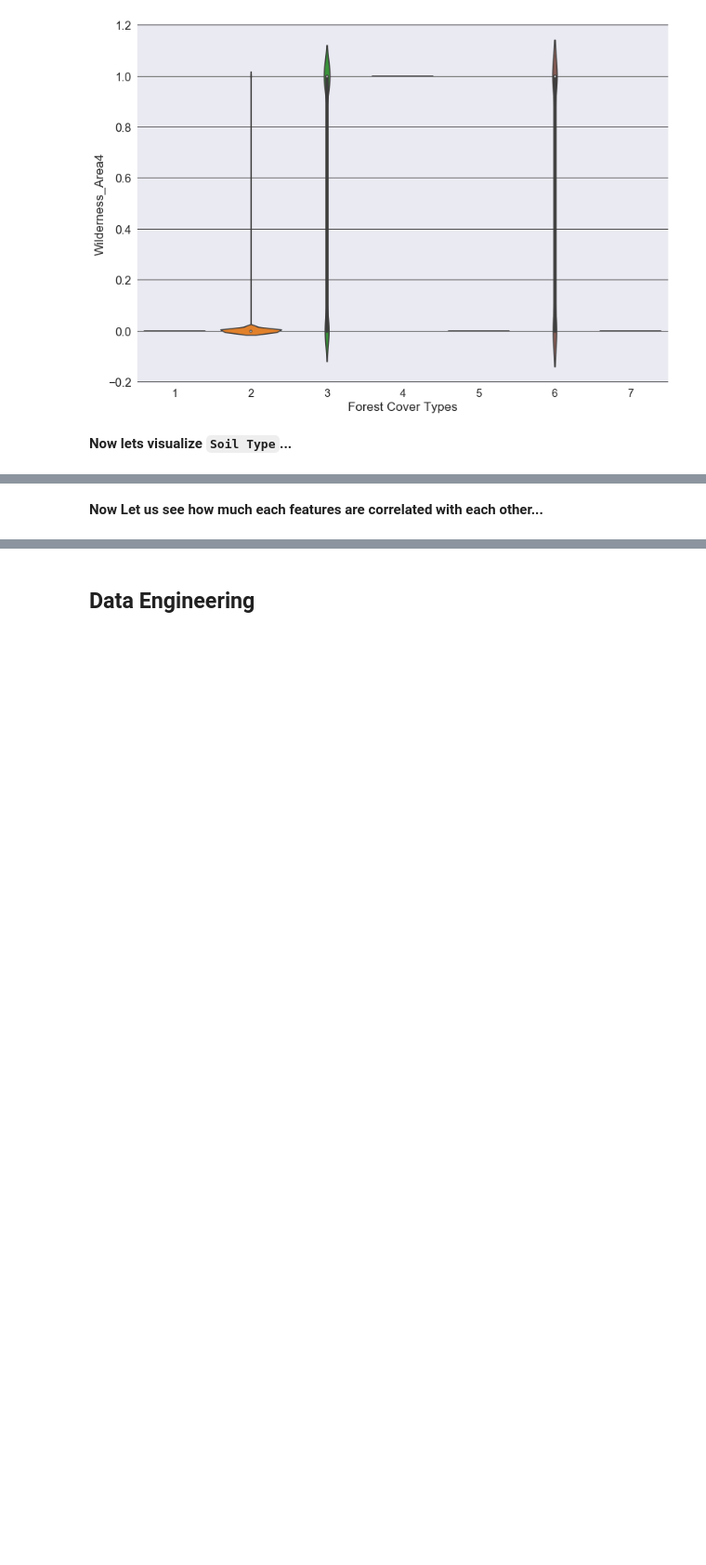
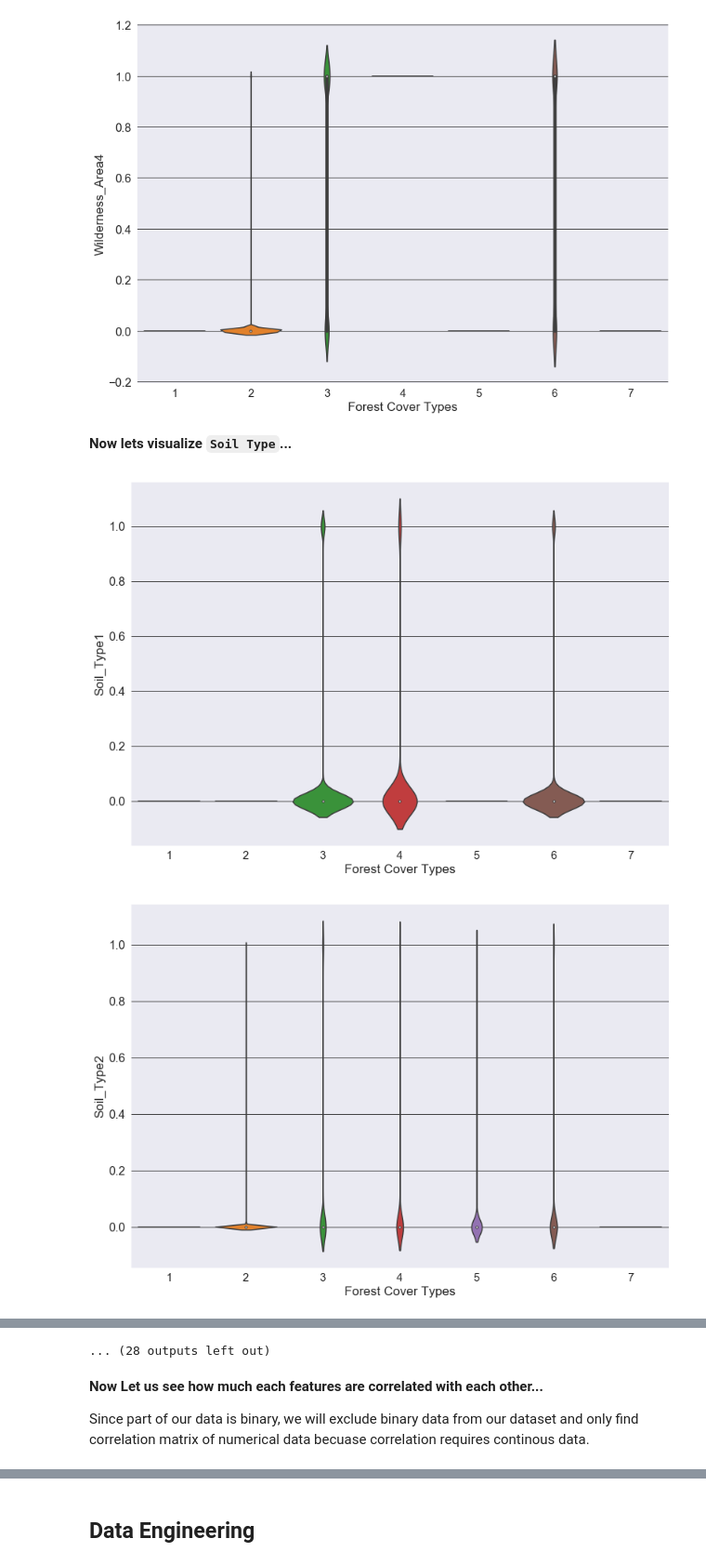
Before and after one commit to JuzerShakir/Forest_Cover-Type, a Jupyter notebook: result.ipynb, the cells around one changed output, grey strips where cells are left out. Shown at 93% size. Saved outputs shown, nothing was run; the diff lists cells and outputs as text; code cells hidden in the pictures; blank space fills up the shorter version.

Commit message:
correlation plots

```diff
--- a/result.ipynb
+++ b/result.ipynb
@@ -725,33 +725,33 @@ for i in range(0, len(features)):
 # plot bg
 sns.set_style("darkgrid", {'grid.color': '.1'})
 
 # setting target variable
 target = data['Cover_Type']
 # features to be compared with target variable
 features = Soil_data.columns
 
 
 # loop for plotting Violin Plot for each features in the data
 for i in range(0, len(features)):
 
     #figure size
     plt.subplots(figsize=(13, 9))
 
     # Plot violin for i feature for every class in target
     sns.violinplot(data=Soil_data, x=target, y = features[i])
 
     # x-axis label size
     plt.xticks(size = 15)
     # y-axis label size
     plt.yticks(size = 16)
 
     # Horizontal axis Label
     plt.xlabel('Forest Cover Types', size = 17)
     # Vertical axis Label
     plt.ylabel(features[i], size = 17)
 
-    # removing the top and right axes spines, which are not needed
-    sns.despine()
-
     # display plot
     plt.show()
+# %% [output]
+[figure, added]
+[figure, added]
@@ -758,5 +768,8 @@ for i in range(0, len(features)):
+... (28 outputs left out)
 # %% [markdown]
 **Now Let us see how much each features are correlated with each other...**
+
+Since part of our data is binary, we will exclude binary data from our dataset and only find correlation matrix of numerical data becuase correlation requires continous data.
 # %%
 ######    5    #######
 # Correlation Plot
```
Also changed, not shown: parts of 2 cells of this notebook.
